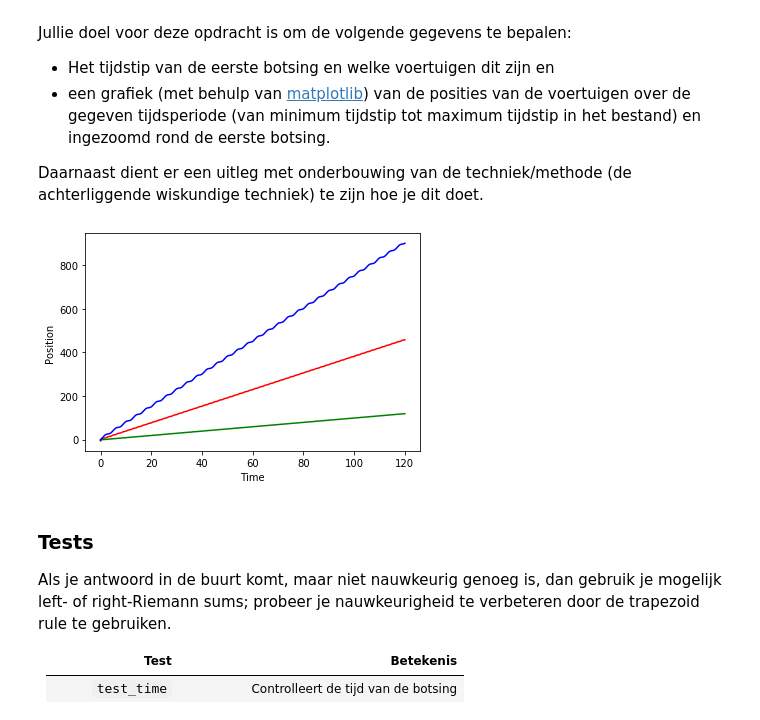
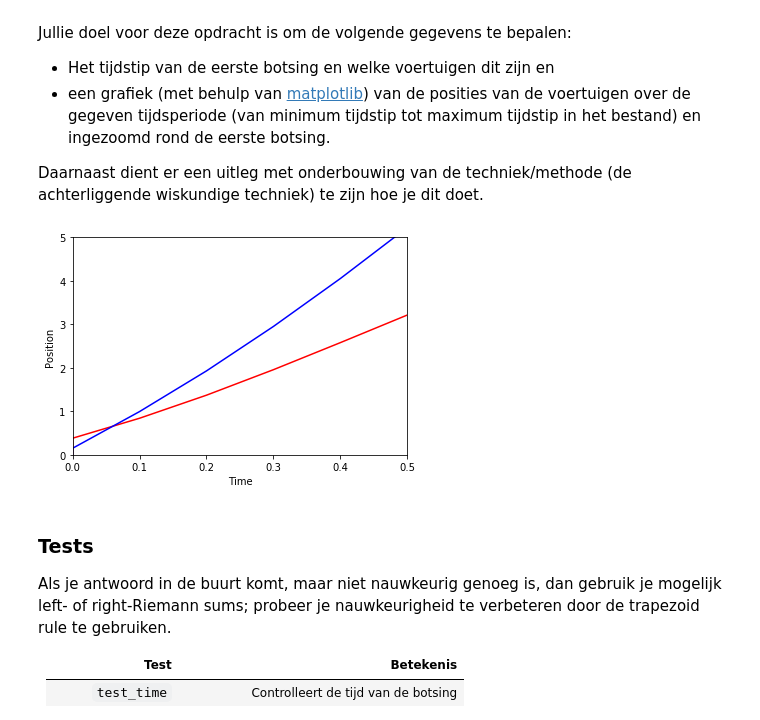
Before and after one commit to wail0152/Werkboek-AC, a Jupyter notebook: AC Werkboek.ipynb, the cells around one changed output. Drawn from its saved outputs; the diff is of its cells as text; code cells hidden in the pictures.

```diff
--- a/AC Werkboek.ipynb
+++ b/AC Werkboek.ipynb
@@ -2824,6 +2360,8 @@ def plot_data(ys: np.ndarray, xss: List[np.ndarray], xrange: Tuple[int,int] = No
     plt.plot(ys, xss[0], 'r')
     plt.plot(ys, xss[1], 'g')
     plt.plot(ys, xss[2], 'b')
+    plt.xlim(0, 0.5)
+    plt.ylim(0, 5)
     plt.show()
 
 def bereken_posities(times: np.ndarray, speeds: np.ndarray) -> np.ndarray:
@@ -2833,34 +2371,35 @@ def bereken_posities(times: np.ndarray, speeds: np.ndarray) -> np.ndarray:
         deltas.append((last_pos + speeds[x]) / 10) if x > 0 else deltas.append(last_pos)
         last_pos += speeds[x]
     return np.array(deltas)
 
 def vind_botsing(t, car1, car2, car3) -> Tuple[float, int, float, int, float]: # TODO
     """ Geeft een vijf-tupel terug met de tijd van de botsing, de eerste auto (1,2 of 3),
         de positie van de eerste auto, de tweede auto en de positie daarvan."""
     time = car_a = car_b = pos_car_a = pos_car_b = 0
     for i in range(len(t)):
         time = t[i]
         if abs(car1[i] - car2[i]) <= 0.2:
             car_a, car_b = 1, 2
             pos_car_a, pos_car_b = car1[i], car2[i]
             break
         if abs(car1[i] - car3[i]) <= 0.2:
             car_a, car_b = 1, 3
             pos_car_a, pos_car_b = car1[i], car3[i]
             break
         if abs(car2[i] - car3[i]) <= 0.2:
             car_a, car_b = 2, 3
             pos_car_a, pos_car_b = car2[i], car3[i]
             break
+    print(time)
     return (time, car_a, pos_car_a, car_b, pos_car_b) # (botsing_t, botsing_a, botsing_a_pos, botsing_b, botsing_b_pos)
 
 t, c1, c2, c3 = get_data()
 p1 = bereken_posities(t, c1)
 p2 = bereken_posities(t, c2)
 p3 = bereken_posities(t, c3)
 plot_data(t, [p1, p2, p3])
 # %% [output]
-[figure, old version]
+[figure, new version]
 # %% [markdown]
 ### Tests
 
```
Also changed, not shown: parts of 43 cells of this notebook, 2 other files.
